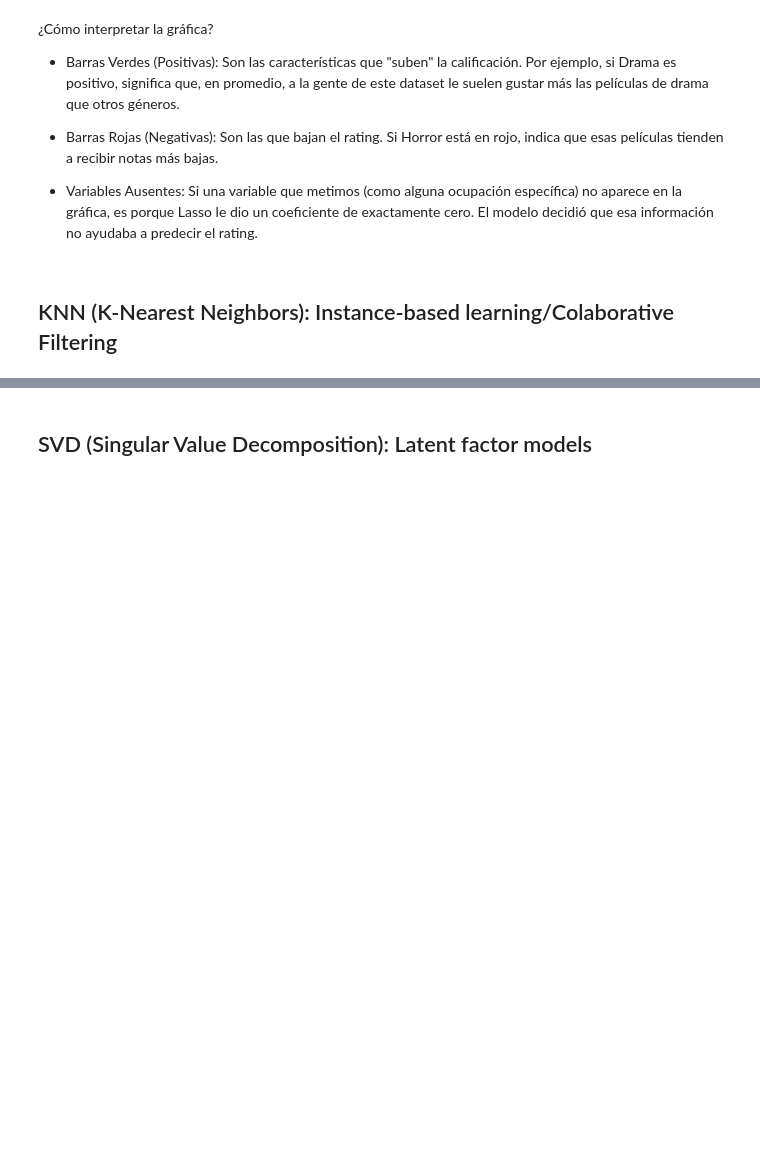
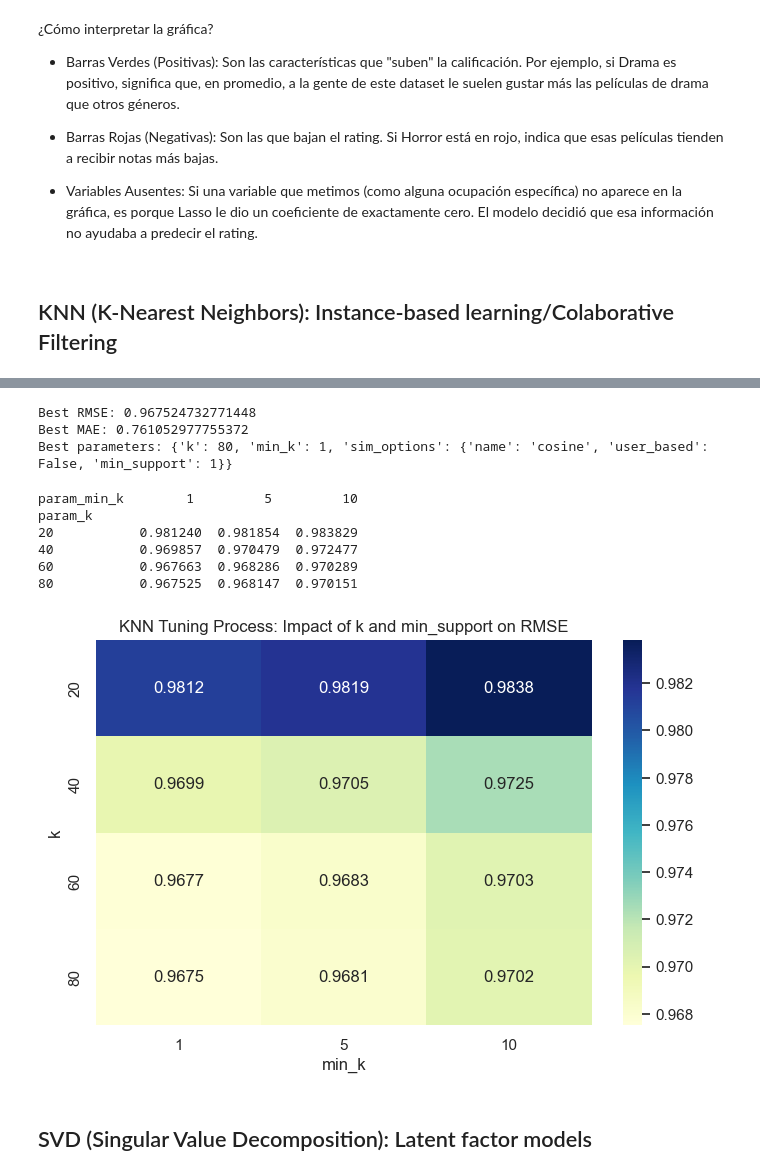
Before and after one commit to JeroZp/recommendation-system-movielens, a Jupyter notebook: notebooks/02_comparacion_validacion.ipynb, the cells around one changed output, grey strips where cells are left out. Drawn from its saved outputs; the diff is of its cells as text; code cells hidden in the pictures; blank space fills up the shorter version.

```diff
--- a/notebooks/02_comparacion_validacion.ipynb
+++ b/notebooks/02_comparacion_validacion.ipynb
@@ -321,6 +355,12 @@ Preprocessor defined successfully ✓
 # Surprise (SVD and KNN) specific preprocessing:
 
 reader = Reader(rating_scale=(1, 5))
+
+# Dataset Object for GridSearchCV
+train_data = Dataset.load_from_df(
+    df_master.loc[X_train.index, ["user_id", "item_id", "rating"]],
+    reader,
+)
 
 # We create datasets for each partition (only fields being user_id, item_id and rating)
 train_surp = Dataset.load_from_df(
@@ -452,0 +555,17 @@ model_knn.fit(train_surp)
+# %%
+from surprise.model_selection import GridSearchCV
+param_grid = {
+    "k": [20, 40, 60,80],
+    "min_k": [1, 5, 10],
+    "sim_options":{
+        "name": ["cosine", "pearson"],
+        "user_based": [True, False],
+        "min_support": [1, 5, 10]
+    }
+}
+
+grid_search = GridSearchCV(KNNWithMeans, param_grid, measures=["rmse", "mae"], cv=3)
+grid_search.fit(train_data)
+print("Best RMSE:", grid_search.best_score["rmse"])
+print("Best MAE:", grid_search.best_score["mae"])
+print("Best parameters:", grid_search.best_params["rmse"])
@@ -453,3 +590,40 @@ model_knn.fit(train_surp)
+# %%
+print("Best RMSE:", grid_search.best_score["rmse"])
+print("Best MAE:", grid_search.best_score["mae"])
+print("Best parameters:", grid_search.best_params["rmse"])
+# %% [output]
+Best RMSE: 0.967524732771448
+Best MAE: 0.761052977755372
+Best parameters: {'k': 80, 'min_k': 1, 'sim_options': {'name': 'cosine', 'user_based': False, 'min_support': 1}}
+# %%
+import matplotlib.pyplot as plt
+import seaborn as sns
+import pandas as pd
+
+
+
+gs_knn = pd.DataFrame(grid_search.cv_results)
+best_strategy_df = gs_knn[
+    (gs_knn['param_sim_options'].apply(lambda x: x['user_based'] == False)) &
+    (gs_knn['param_sim_options'].apply(lambda x: x['name'] == 'cosine')) &
+    (gs_knn['param_sim_options'].apply(lambda x: x['min_support'] == 1))
+]
+pivot = best_strategy_df.pivot_table(index='param_k', columns='param_min_k', values="mean_test_rmse")
+print(pivot)
+plt.figure(figsize=(8, 5))
+sns.heatmap(pivot, annot=True, cmap='YlGnBu', fmt=".4f")
+plt.title('KNN Tuning Process: Impact of k and min_support on RMSE')
+plt.xlabel('min_k')
+plt.ylabel('k')
+plt.show()
+# %% [output]
+param_min_k        1         5         10
+param_k
+20           0.981240  0.981854  0.983829
+40           0.969857  0.970479  0.972477
+60           0.967663  0.968286  0.970289
+80           0.967525  0.968147  0.970151
+[figure, added]
 # %% [markdown]
 ## SVD (Singular Value Decomposition): Latent factor models
 # %%
```
Also changed, not shown: parts of 21 cells of this notebook, 2 other files.
